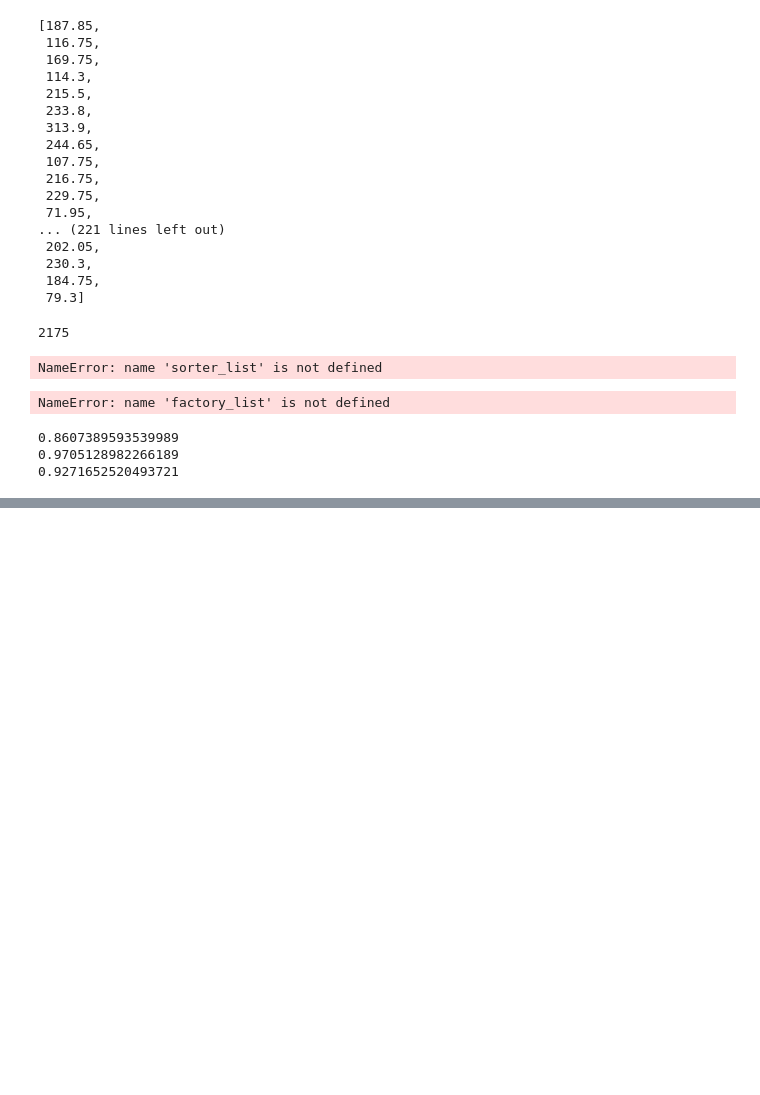
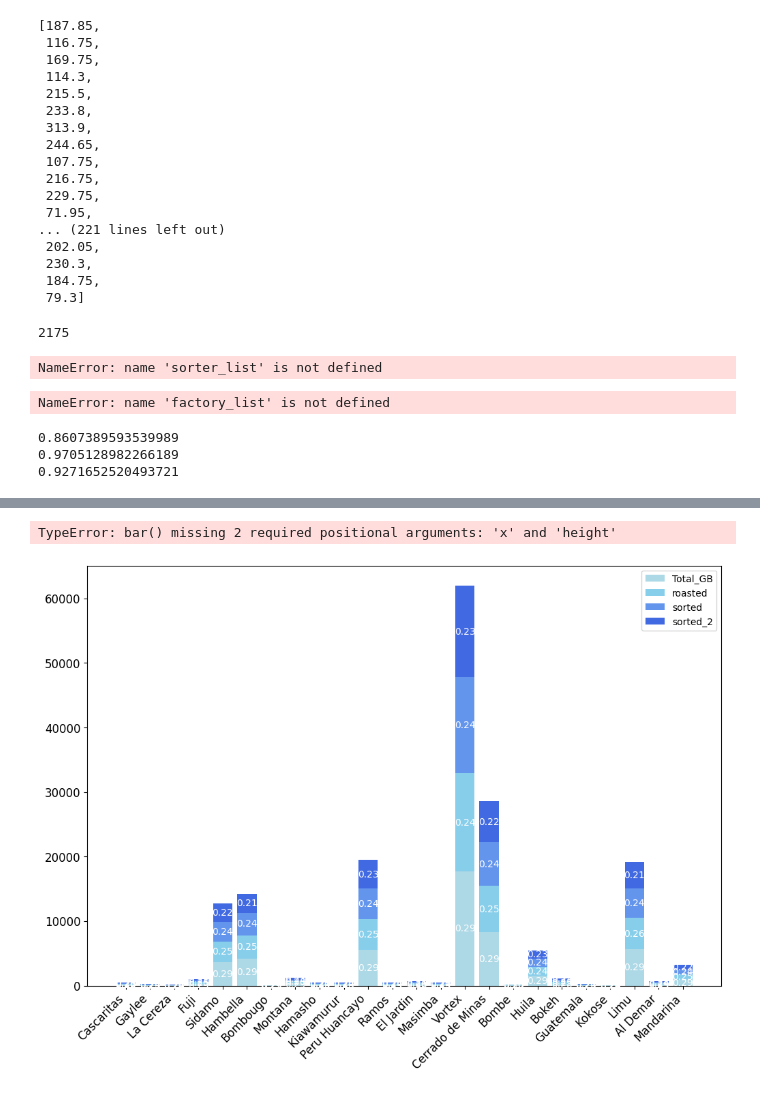
Before and after one commit to mammadbrazili/XAV, a Jupyter notebook: blank.ipynb, the cells around one changed output, grey strips where cells are left out. Cells and saved outputs as stored; diff of their text form; code cells hidden in the pictures; blank space fills up the shorter version.

```diff
--- a/blank.ipynb
+++ b/blank.ipynb
@@ -367,0 +427,4 @@ filter(df,"Name")
+# %%
+plot("Total_GB",a)
+# %% [output]
+TypeError: bar() missing 2 required positional arguments: 'x' and 'height'
@@ -367,0 +433,44 @@ filter(df,"Name")
+# %%
+df = filter("Name")
+# %%
+import matplotlib.pyplot as plt
+import random
+
+def plot_stacked_with_ratios(df):
+    # Sample data
+    categories = df.index
+    fig, ax = plt.subplots(figsize=(12, 8))
+
+    # Initialize bottom values for stacking
+    bottom = [0] * len(categories)
+
+    # Set the colors for each stacked value
+    colors = ['#ADD8E6', '#87CEEB', '#6495ED', '#4169E1']
+
+    column_order = ['Total_GB', 'roasted', 'sorted', 'sorted_2']
+
+    for i, col in enumerate(column_order):
+        values = df[col].to_list()
+        bars = ax.bar(categories, values, bottom=bottom, color=colors[i], label=col)
+        bottom = [sum(x) for x in zip(bottom, values)]
+
+        # Calculate and display the ratio in the middle of each stack
+        for j, bar in enumerate(bars):
+            total_height = sum(df.iloc[j].values)
+            ratio = values[j] / total_height if total_height != 0 else 0
+            ax.text(bar.get_x() + bar.get_width() / 2, bottom[j] - values[j] / 2, f'{ratio:.2f}', ha='center', va='center', color='white')
+
+    # Rotate the x-axis labels for better readability
+    plt.xticks(rotation=45, ha='right', fontsize=12)
+    ax.tick_params(axis='y', labelsize=12)
+
+    # Add a legend
+    ax.legend()
+
+    plt.show()
+
+# Example usage:
+# Assuming df is your DataFrame with 'Total_GB', 'roasted', 'sorted', 'sorted_2' columns
+plot_stacked_with_ratios(df[['Total_GB', 'roasted', 'sorted', 'sorted_2']])
+# %% [output]
+[figure, added]
```
Also changed, not shown: parts of 10 cells of this notebook, 5 other files.
